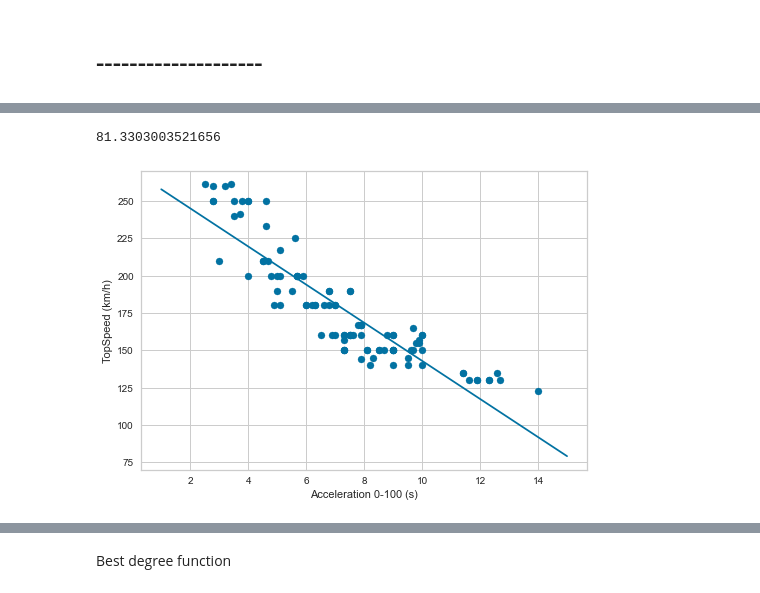
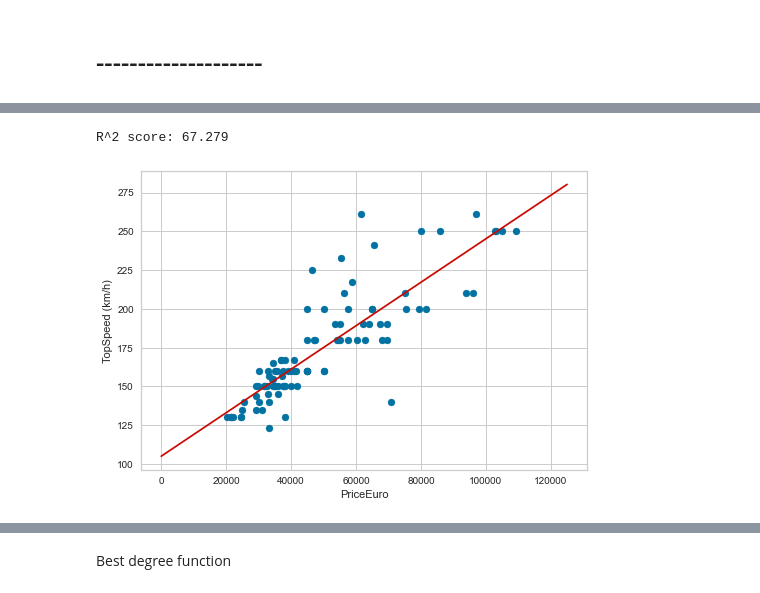
Before and after one commit to MartinJank/OZNAL, a Jupyter notebook: eda.ipynb, the cells around one changed output, grey strips where cells are left out. Saved outputs shown, nothing was run; the diff lists cells and outputs as text; code cells hidden in the pictures.

```diff
--- a/eda.ipynb
+++ b/eda.ipynb
@@ -550,50 +571,41 @@ sns.heatmap(cf_matrix, annot=True)
 # %%
-x=data[['Acceleration 0-100 (s)']]
-y=data['TopSpeed (km/h)']
+x = data[['PriceEuro']]
+y = data['TopSpeed (km/h)']
 
-ACC_outliers = identify_outliers(data["Acceleration 0-100 (s)"])
+ACC_outliers = identify_outliers(data["PriceEuro"])
 x = x.drop(ACC_outliers.index)
 y = y.drop(ACC_outliers.index)
 
 TS_outliers = identify_outliers(data["TopSpeed (km/h)"])
-x = x.drop(TS_outliers.index)
-y = y.drop(TS_outliers.index)
+
+try:
+    x = x.drop(TS_outliers.index)
+    y = y.drop(TS_outliers.index)
+except:
+    pass
 
 X_train, X_test, y_train, y_test = train_test_split(x, y, test_size = 0.3, random_state = 50)
 
 lr= LinearRegression()
 lr.fit(X_train, y_train)
 pred = lr.predict(X_test)
 
 # r2=(r2_score(y_train,pred))
 # print(r2*100)
 
-r2=(r2_score(y_test,pred))
-print(r2*100)
-
-
-# plt.scatter(x, y, color = 'blue')
-
-# plt.plot(x.values, lr.predict(x), color = 'red')
-# plt.title('Linear Regression')
-# plt.xlabel('Acceleration 0-100 (s)')
-# plt.ylabel('TopSpeed (km/h)')
-
-# plt.show()
-
+print("R^2 score: %.3f" % ((r2_score(y_test, pred)) * 100))
 
 mymodel = np.poly1d(np.polyfit(x.iloc[:, 0], y, 1))
-
-myline = np.linspace(1, 15, 100)
+myline = np.linspace(1, 125000)
 
 plt.scatter(x, y)
-plt.plot(myline, mymodel(myline))
-plt.xlabel('Acceleration 0-100 (s)')
+plt.plot(myline, mymodel(myline), 'r')
+plt.xlabel('PriceEuro')
 plt.ylabel('TopSpeed (km/h)')
 plt.show()
 # %% [output]
-81.3303003521656
+R^2 score: 67.279
-[figure, old version]
+[figure, new version]
 # %%
 x=data[['Acceleration 0-100 (s)']]
 y=data['TopSpeed (km/h)']
```
Also changed, not shown: parts of 92 cells of this notebook.
